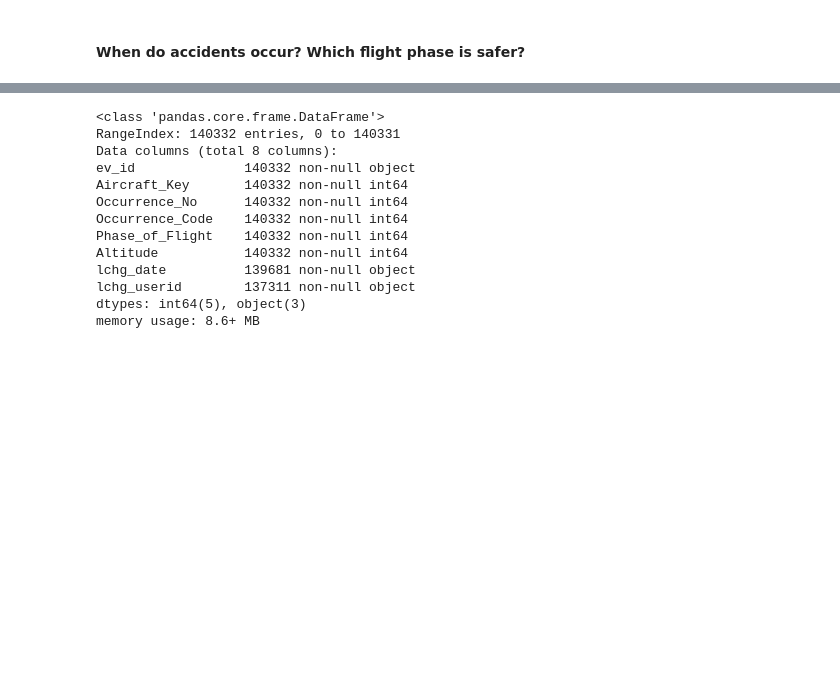
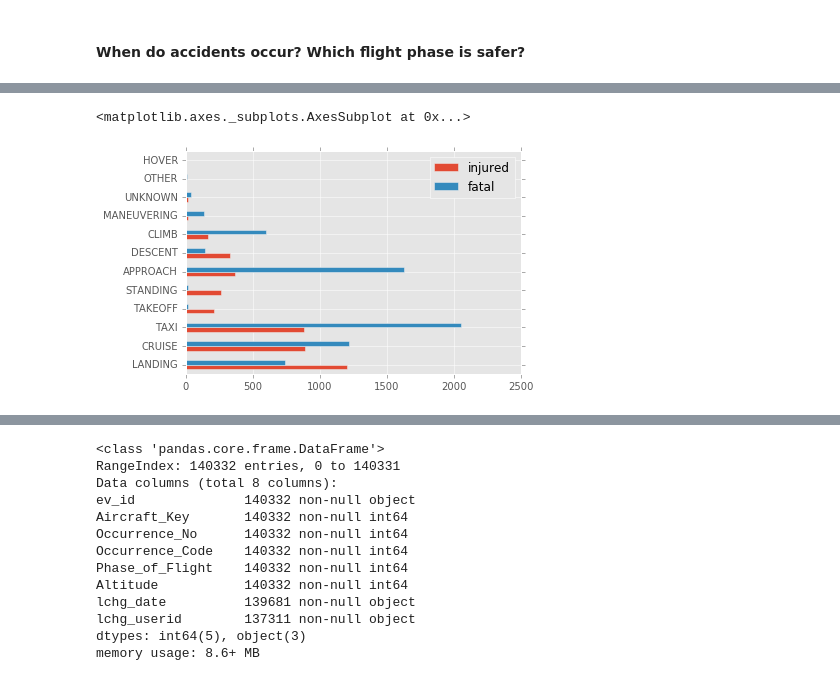
Before and after one commit to AeroPython/remove-before-flight, a Jupyter notebook: talk.ipynb, the cells around one changed output, grey strips where cells are left out. Drawn from its saved outputs; the diff is of its cells as text; code cells hidden in the pictures; blank space fills up the shorter version.

```diff
--- a/talk.ipynb
+++ b/talk.ipynb
@@ -535,0 +630,5 @@ events['ev_date'] = date_time
+# %%
+phases[['injured', 'fatal']].plot.barh()
+# %% [output]
+<matplotlib.axes._subplots.AxesSubplot at 0x...>
+[figure, added]
```
Also changed, not shown: parts of 29 cells of this notebook.
